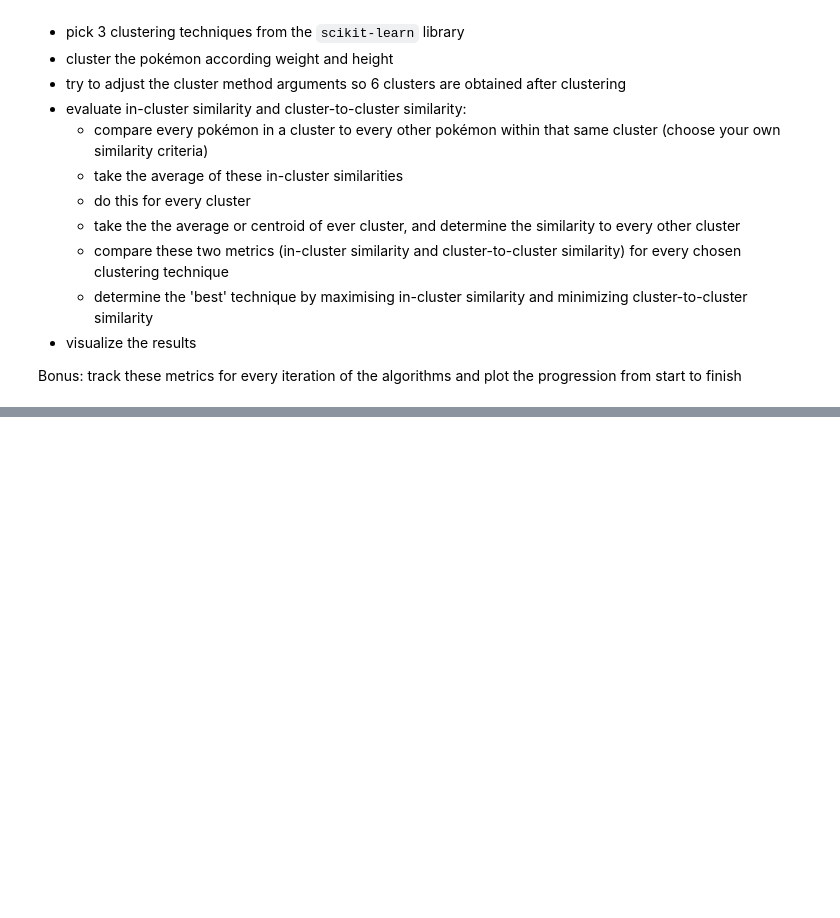
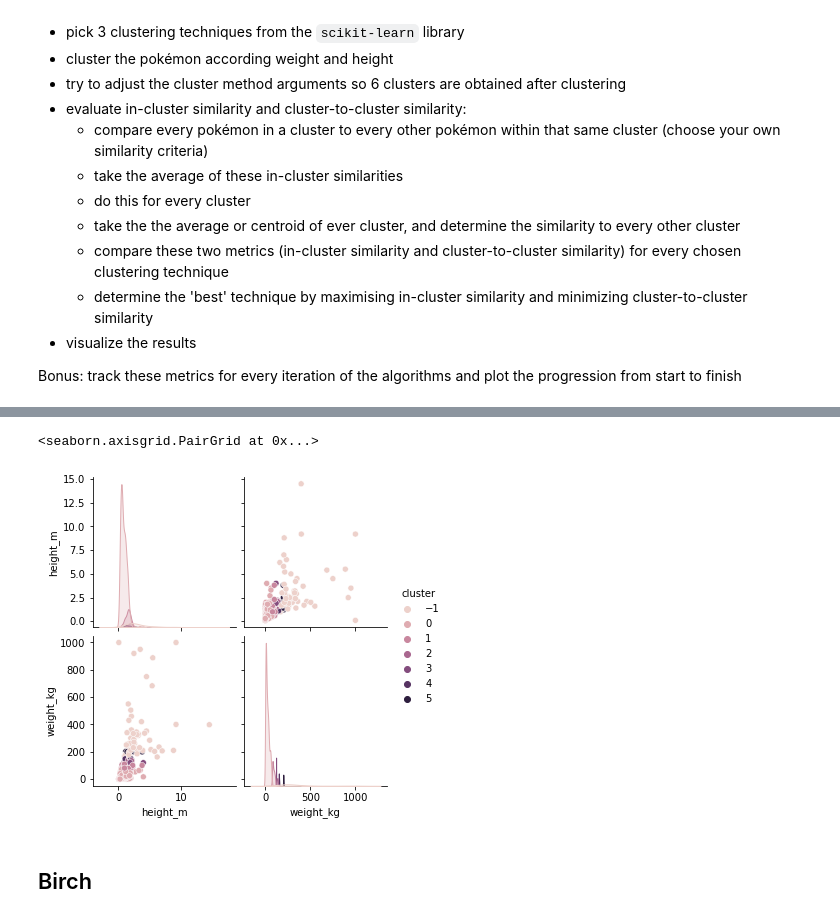
Before and after one commit to maryelo/Clustering-drills, a Jupyter notebook: 2.clustering_drills.ipynb, the cells around one changed output, grey strips where cells are left out. Cells and saved outputs as stored; diff of their text form; code cells hidden in the pictures; blank space fills up the shorter version.

```diff
--- a/2.clustering_drills.ipynb
+++ b/2.clustering_drills.ipynb
@@ -664,0 +713,13 @@ print(y_hc)
+# %%
+x = imputer.transform(x)
+# %%
+from sklearn.cluster import DBSCAN
+dbscan = DBSCAN(eps=3,min_samples=4) # by default euclidean metric is used
+model = dbscan.fit(x)
+cls_centers = model.core_sample_indices_
+labels = model.labels_
+
+# labels
+# %%
+clust_lbl = pd.Series(model.labels_,name='cluster')
+x
@@ -664,0 +734,9 @@ print(y_hc)
+# %%
+y = pokemon[['height_m','weight_kg']].join(clust_lbl.to_frame())
+# %%
+sns.pairplot(data=y,vars=['height_m','weight_kg'], hue='cluster')
+# %% [output]
+<seaborn.axisgrid.PairGrid at 0x...>
+[figure, added]
+# %% [markdown]
+## Birch
```
Also changed, not shown: parts of 12 cells of this notebook.
